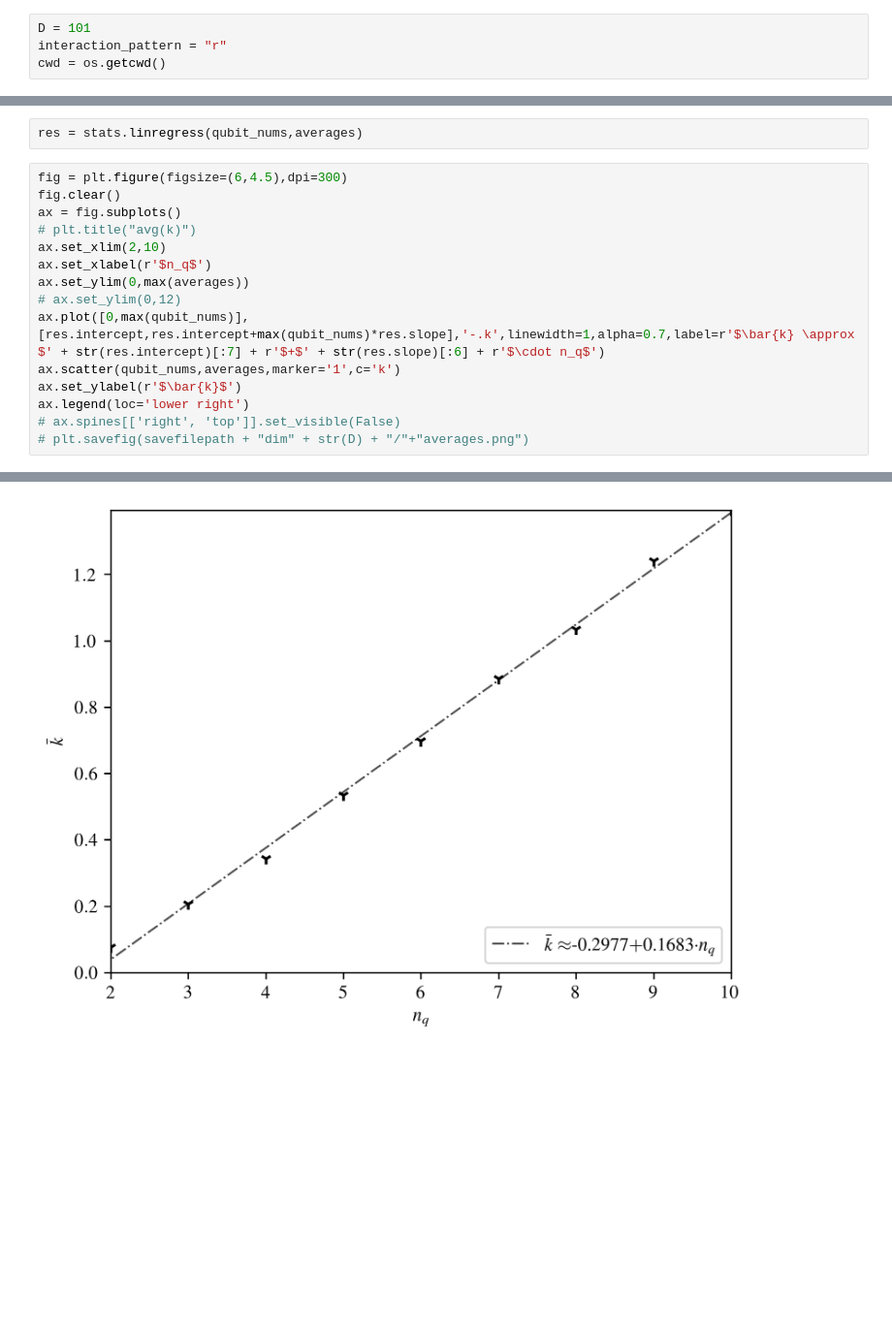
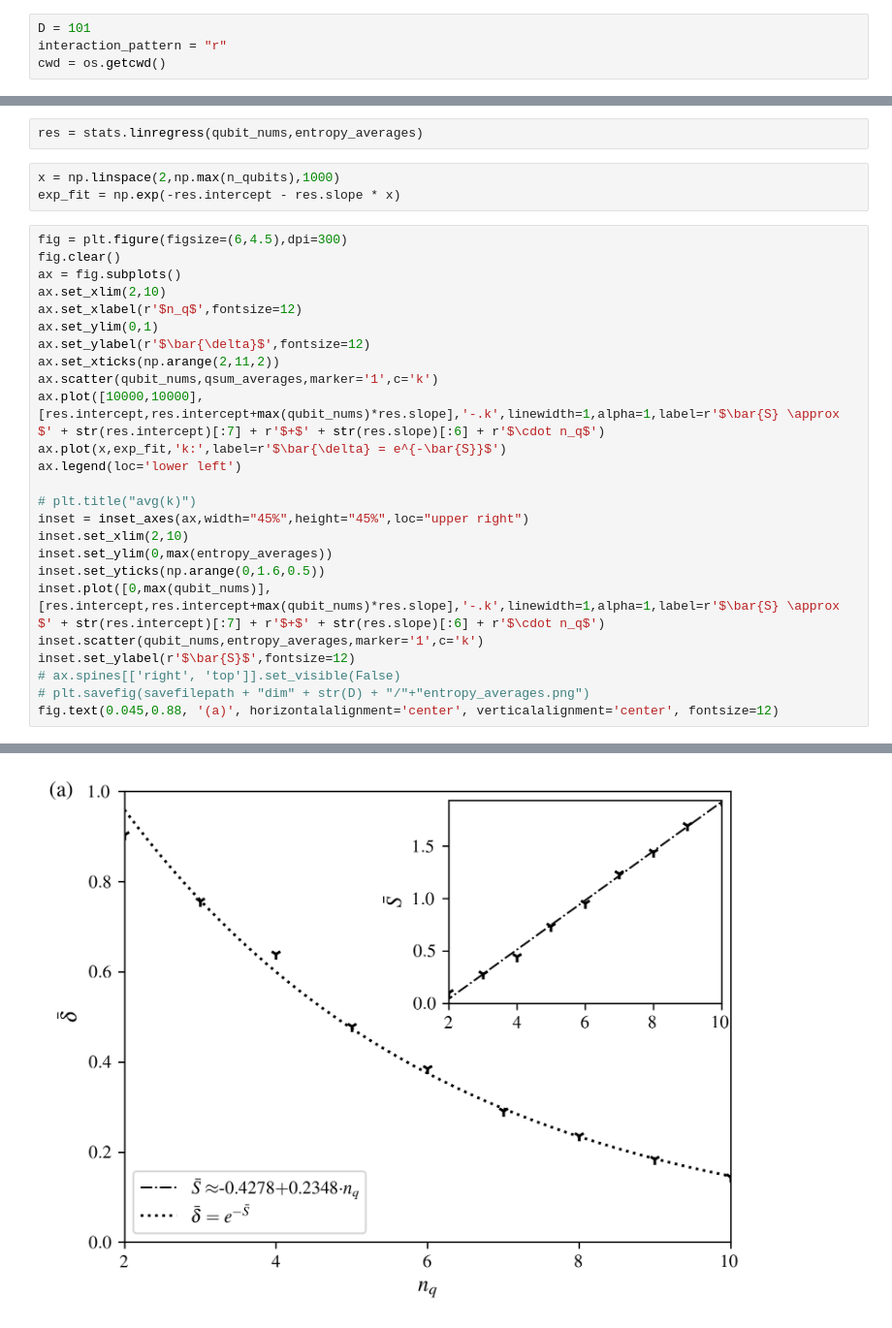
Before and after one commit to Emiliano6754/Correlation-Quantum-Walks, a Jupyter notebook: qsumsplots.ipynb, the cells around one changed output, grey strips where cells are left out. Shown at 97% size. Cells and saved outputs as stored; diff of their text form; blank space fills up the shorter version.

```diff
--- a/qsumsplots.ipynb
+++ b/qsumsplots.ipynb
@@ -174,18 +170,31 @@ ax.legend(loc='lower right')
 # %%
-res = stats.linregress(qubit_nums,averages)
+res = stats.linregress(qubit_nums,entropy_averages)
+# %%
+x = np.linspace(2,np.max(n_qubits),1000)
+exp_fit = np.exp(-res.intercept - res.slope * x)
 # %%
 fig = plt.figure(figsize=(6,4.5),dpi=300)
 fig.clear()
 ax = fig.subplots()
+ax.set_xlim(2,10)
+ax.set_xlabel(r'$n_q$',fontsize=12)
+ax.set_ylim(0,1)
+ax.set_ylabel(r'$\bar{\delta}$',fontsize=12)
+ax.set_xticks(np.arange(2,11,2))
+ax.scatter(qubit_nums,qsum_averages,marker='1',c='k')
+ax.plot([10000,10000],[res.intercept,res.intercept+max(qubit_nums)*res.slope],'-.k',linewidth=1,alpha=1,label=r'$\bar{S} \approx $' + str(res.intercept)[:7] + r'$+$' + str(res.slope)[:6] + r'$\cdot n_q$')
+ax.plot(x,exp_fit,'k:',label=r'$\bar{\delta} = e^{-\bar{S}}$')
+ax.legend(loc='lower left')
+
 # plt.title("avg(k)")
-ax.set_xlim(2,10)
-ax.set_xlabel(r'$n_q$')
-ax.set_ylim(0,max(averages))
-# ax.set_ylim(0,12)
-ax.plot([0,max(qubit_nums)],[res.intercept,res.intercept+max(qubit_nums)*res.slope],'-.k',linewidth=1,alpha=0.7,label=r'$\bar{k} \approx $' + str(res.intercept)[:7] + r'$+$' + str(res.slope)[:6] + r'$\cdot n_q$')
-ax.scatter(qubit_nums,averages,marker='1',c='k')
-ax.set_ylabel(r'$\bar{k}$')
-ax.legend(loc='lower right')
+inset = inset_axes(ax,width="45%",height="45%",loc="upper right")
+inset.set_xlim(2,10)
+inset.set_ylim(0,max(entropy_averages))
+inset.set_yticks(np.arange(0,1.6,0.5))
+inset.plot([0,max(qubit_nums)],[res.intercept,res.intercept+max(qubit_nums)*res.slope],'-.k',linewidth=1,alpha=1,label=r'$\bar{S} \approx $' + str(res.intercept)[:7] + r'$+$' + str(res.slope)[:6] + r'$\cdot n_q$')
+inset.scatter(qubit_nums,entropy_averages,marker='1',c='k')
+inset.set_ylabel(r'$\bar{S}$',fontsize=12)
 # ax.spines[['right', 'top']].set_visible(False)
-# plt.savefig(savefilepath + "dim" + str(D) + "/"+"averages.png")
+# plt.savefig(savefilepath + "dim" + str(D) + "/"+"entropy_averages.png")
+fig.text(0.045,0.88, '(a)', horizontalalignment='center', verticalalignment='center', fontsize=12)
 # %% [output]
@@ -193,2 +202,2 @@ ax.legend(loc='lower right')
-[figure, old version]
+[figure, new version]
 # %%
```
Also changed, not shown: parts of 7 cells of this notebook, 24 other files.
